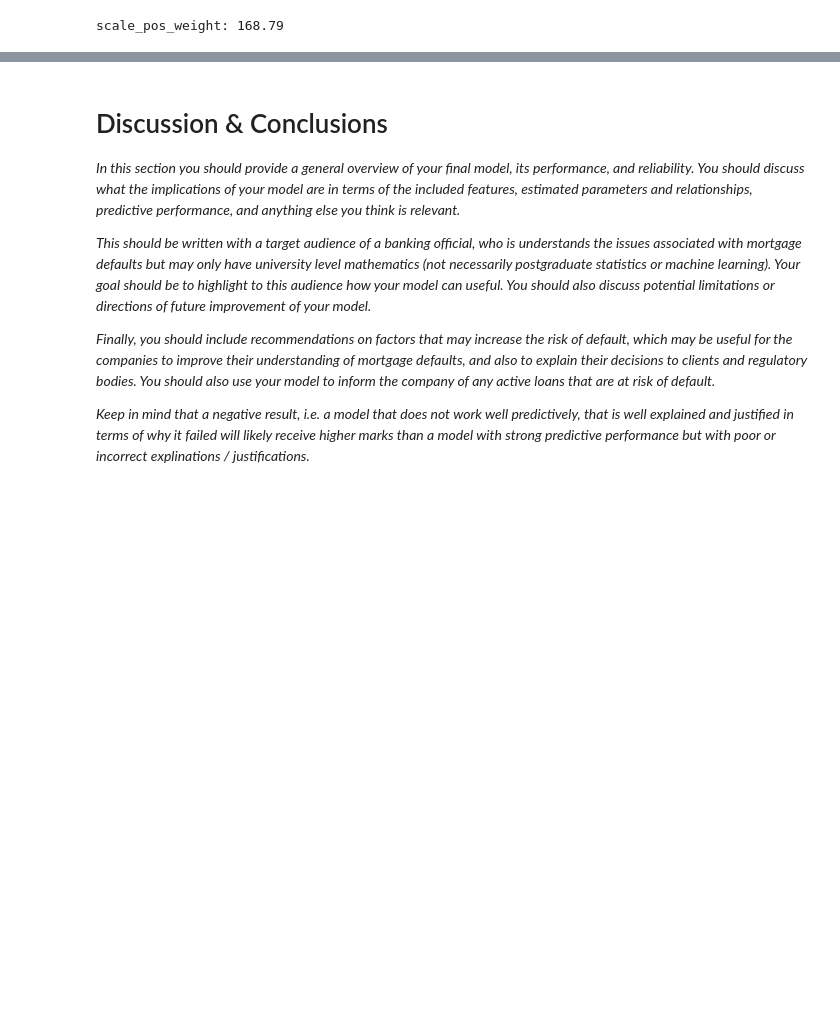
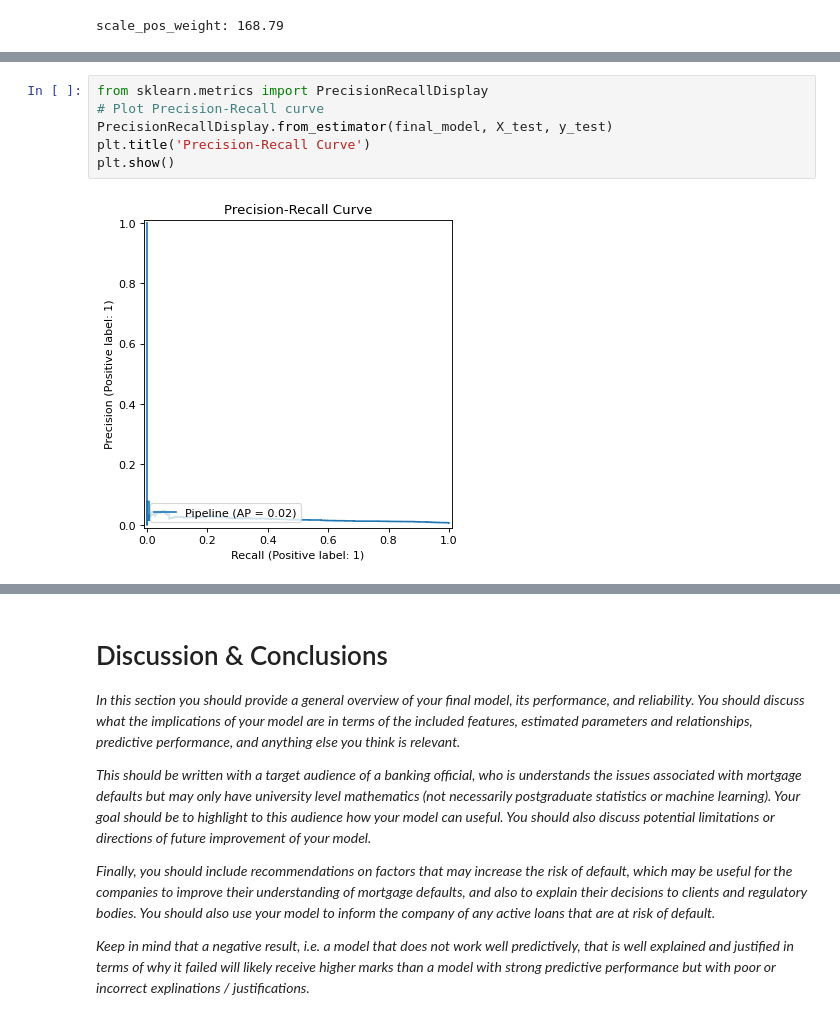
Before and after one commit to AwuoeZYC/Project_2, a Jupyter notebook: project2.ipynb, the cells around one changed output, grey strips where cells are left out. Drawn from its saved outputs; the diff is of its cells as text; blank space fills up the shorter version.

```diff
--- a/project2.ipynb
+++ b/project2.ipynb
@@ -681,3 +700,11 @@ Pipeline(steps=[('preprocessor',
+# %%
+from sklearn.metrics import PrecisionRecallDisplay
+# Plot Precision-Recall curve
+PrecisionRecallDisplay.from_estimator(final_model, X_test, y_test)
+plt.title('Precision-Recall Curve')
+plt.show()
+# %% [output]
+[figure, added]
 # %%
 # Predictions
 y_pred_xgb = final_model.predict(X_test)
```
Also changed, not shown: parts of 17 cells of this notebook.
